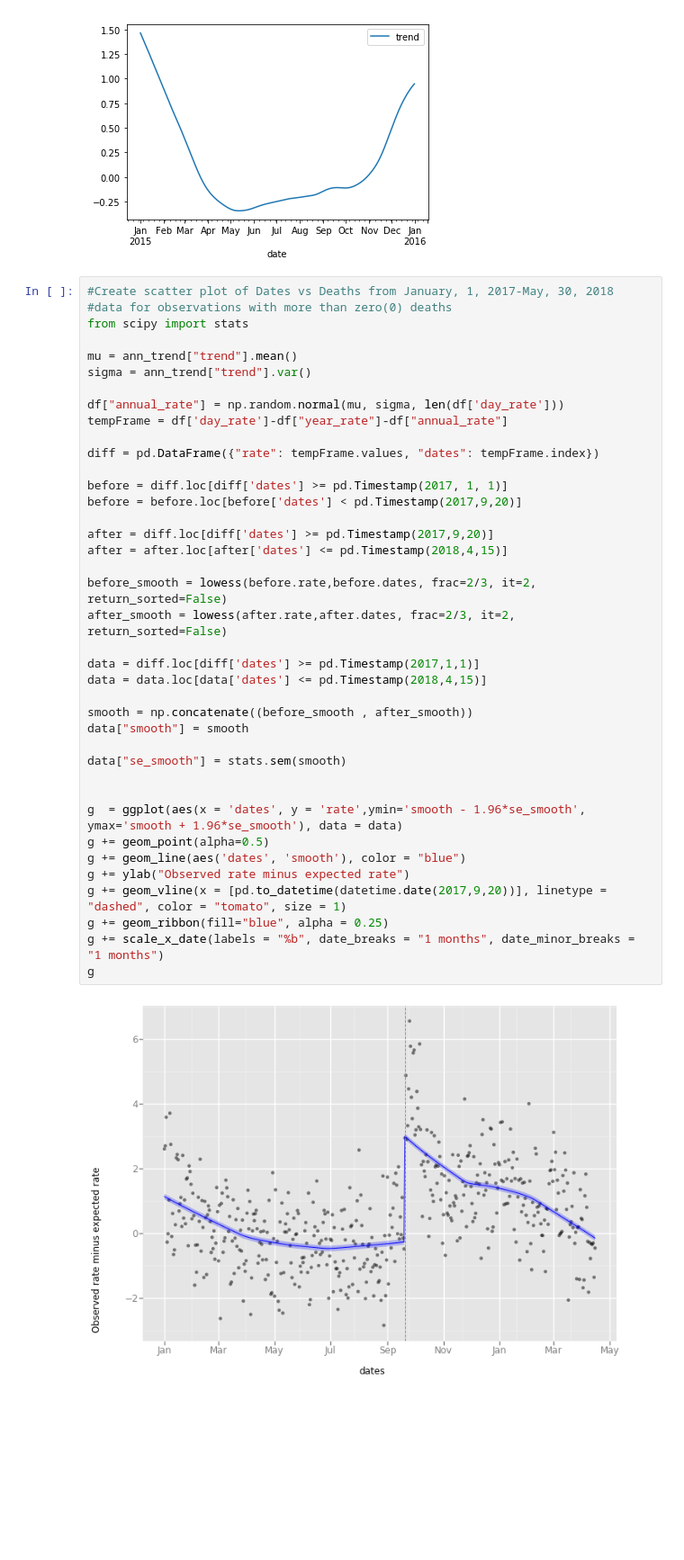
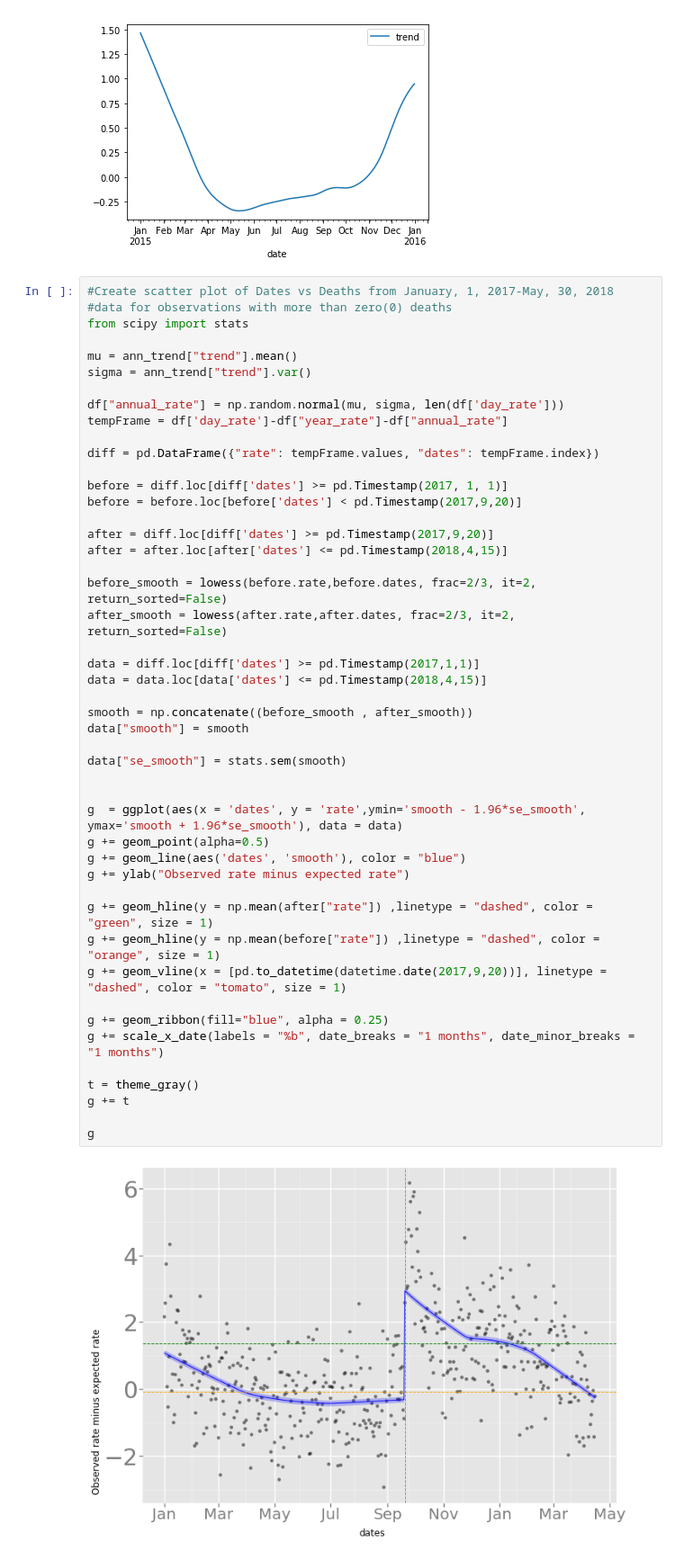
Before and after one commit to Angelsan720/datascience_jan19, a Jupyter notebook: project1/main.ipynb, the cells around one changed output. Shown at 90% size. Drawn from its saved outputs; the diff is of its cells as text; blank space fills up the shorter version.

```diff
--- a/project1/main.ipynb
+++ b/project1/main.ipynb
@@ -417,31 +416,39 @@ tempFrame = df['day_rate']-df["year_rate"]-df["annual_rate"]
 
 diff = pd.DataFrame({"rate": tempFrame.values, "dates": tempFrame.index})
 
 before = diff.loc[diff['dates'] >= pd.Timestamp(2017, 1, 1)]
 before = before.loc[before['dates'] < pd.Timestamp(2017,9,20)]
 
 after = diff.loc[diff['dates'] >= pd.Timestamp(2017,9,20)]
 after = after.loc[after['dates'] <= pd.Timestamp(2018,4,15)]
 
 before_smooth = lowess(before.rate,before.dates, frac=2/3, it=2, return_sorted=False)
 after_smooth = lowess(after.rate,after.dates, frac=2/3, it=2, return_sorted=False)
 
 data = diff.loc[diff['dates'] >= pd.Timestamp(2017,1,1)]
 data = data.loc[data['dates'] <= pd.Timestamp(2018,4,15)]
 
 smooth = np.concatenate((before_smooth , after_smooth))
 data["smooth"] = smooth
 
 data["se_smooth"] = stats.sem(smooth)
 
 
 g  = ggplot(aes(x = 'dates', y = 'rate',ymin='smooth - 1.96*se_smooth', ymax='smooth + 1.96*se_smooth'), data = data)
 g += geom_point(alpha=0.5)
 g += geom_line(aes('dates', 'smooth'), color = "blue")
 g += ylab("Observed rate minus expected rate")
+
+g += geom_hline(y = np.mean(after["rate"]) ,linetype = "dashed", color = "green", size = 1)
+g += geom_hline(y = np.mean(before["rate"]) ,linetype = "dashed", color = "orange", size = 1)
 g += geom_vline(x = [pd.to_datetime(datetime.date(2017,9,20))], linetype = "dashed", color = "tomato", size = 1)
+
 g += geom_ribbon(fill="blue", alpha = 0.25)
 g += scale_x_date(labels = "%b", date_breaks = "1 months", date_minor_breaks = "1 months")
+
+t = theme_gray()
+g += t
+
 g
 # %% [output]
-[figure, old version]
+[figure, new version]
```
Also changed, not shown: parts of 6 cells of this notebook.
